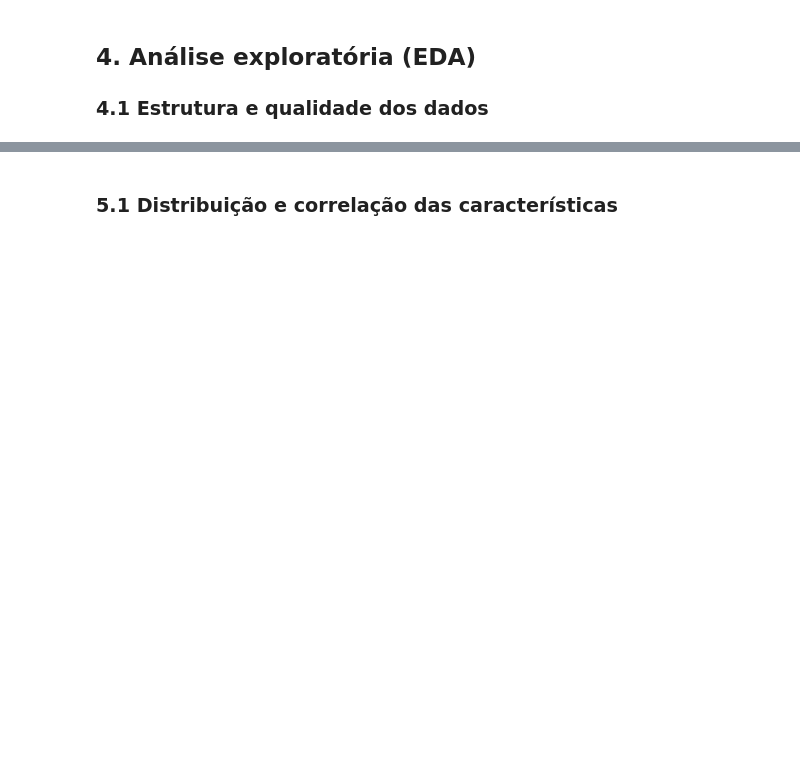
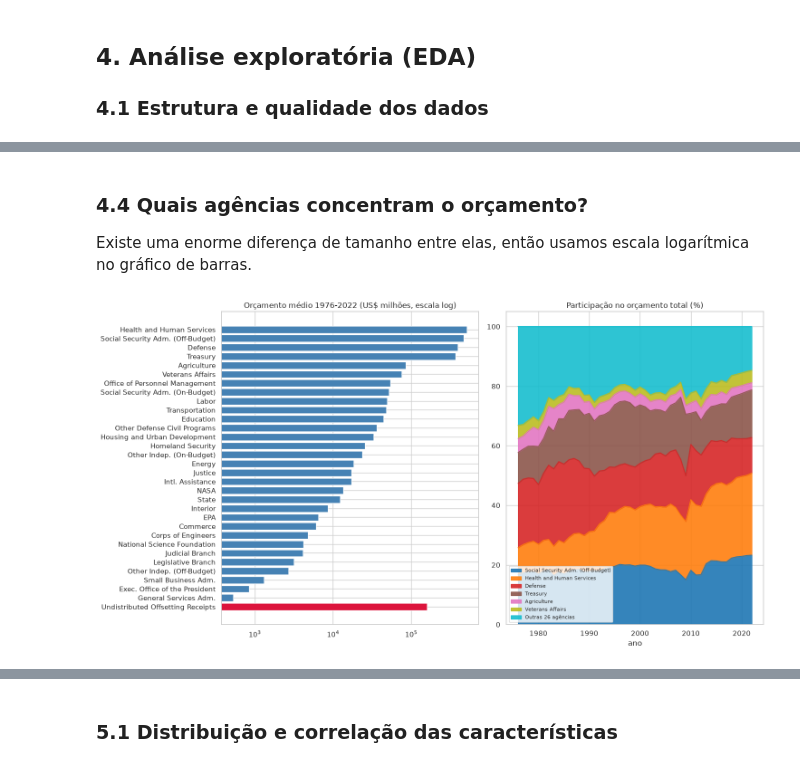
Before and after one commit to emilitabuti/ia-ml-cluster, a Jupyter notebook: eda_clustering_budget.ipynb, the cells around one changed output, grey strips where cells are left out. Cells and saved outputs as stored; diff of their text form; code cells hidden in the pictures; blank space fills up the shorter version.

```diff
--- a/eda_clustering_budget.ipynb
+++ b/eda_clustering_budget.ipynb
@@ -284,0 +132,31 @@ Shape: (230, 9) | nulos: 0
+# %% [markdown]
+### 4.4 Quais agências concentram o orçamento?
+
+Existe uma enorme diferença de tamanho entre elas, então usamos escala logarítmica no gráfico de barras.
+# %%
+def curto(nome):
+    return (nome.replace("Department of the ", "").replace("Department of ", "")
+                .replace("Administration", "Adm.").replace("Environmental Protection Agency", "EPA")
+                .replace("National Aeronautics and Space Adm.", "NASA")
+                .replace("Other Independent Agencies", "Other Indep.")
+                .replace("Executive Office of the President", "Exec. Office of the President")
+                .replace("International Assistance Programs", "Intl. Assistance"))
+
+media = df.mean().sort_values()
+fig, axes = plt.subplots(1, 2, figsize=(15, 8))
+
+axes[0].barh([curto(n) for n in media.index], media.abs(), color=np.where(media < 0, "crimson", "steelblue"))
+axes[0].set_xscale("log")
+axes[0].set_title("Orçamento médio 1976-2022 (US$ milhões, escala log)")
+
+part = df.drop(columns="Undistributed Offsetting Receipts")
+part = part.div(part.sum(axis=1), axis=0) * 100
+top6 = part.mean().nlargest(6).index
+outras = part.drop(columns=top6).sum(axis=1).rename("Outras 26 agências")
+pd.concat([part[top6].rename(columns=curto), outras], axis=1).plot.area(ax=axes[1], cmap="tab10", alpha=0.9)
+axes[1].set_title("Participação no orçamento total (%)")
+axes[1].set_xlabel("ano"); axes[1].legend(fontsize=8, loc="lower left")
+plt.tight_layout()
+plt.show()
+# %% [output]
+[figure, added]
```
Also changed, not shown: parts of 48 cells of this notebook, 3 other files.
